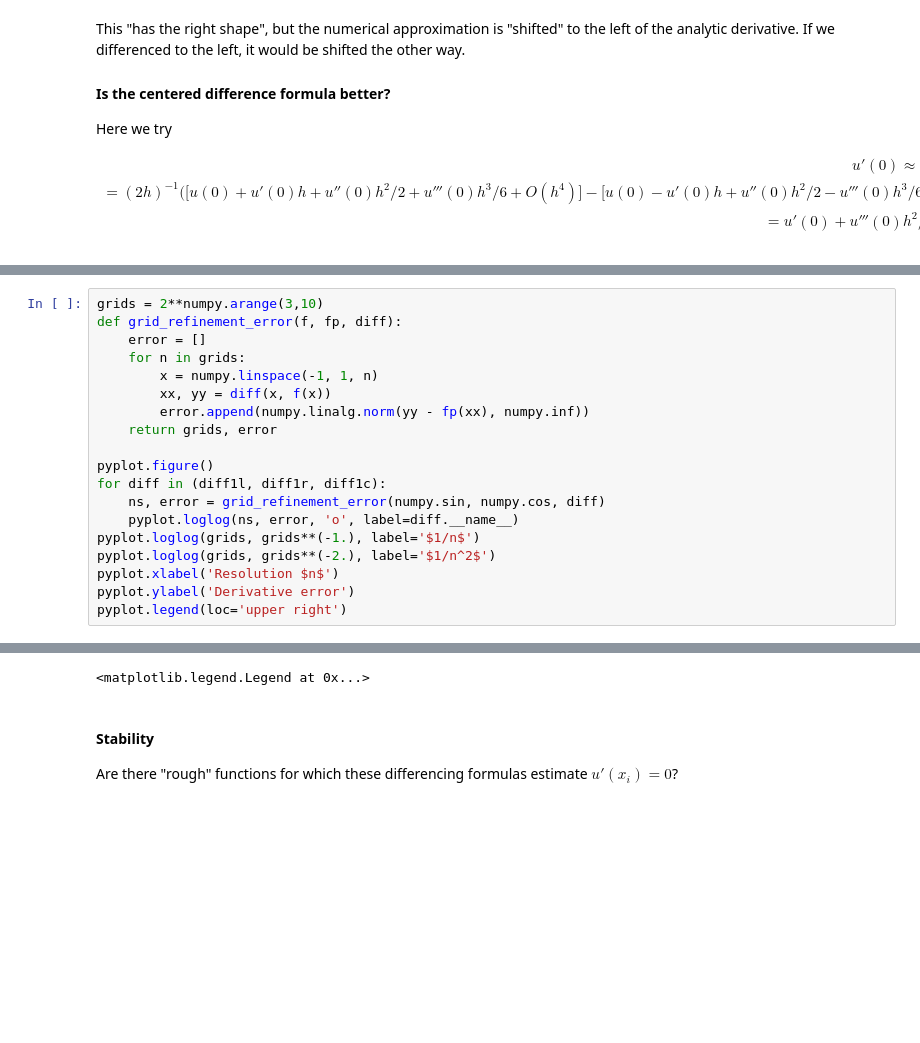
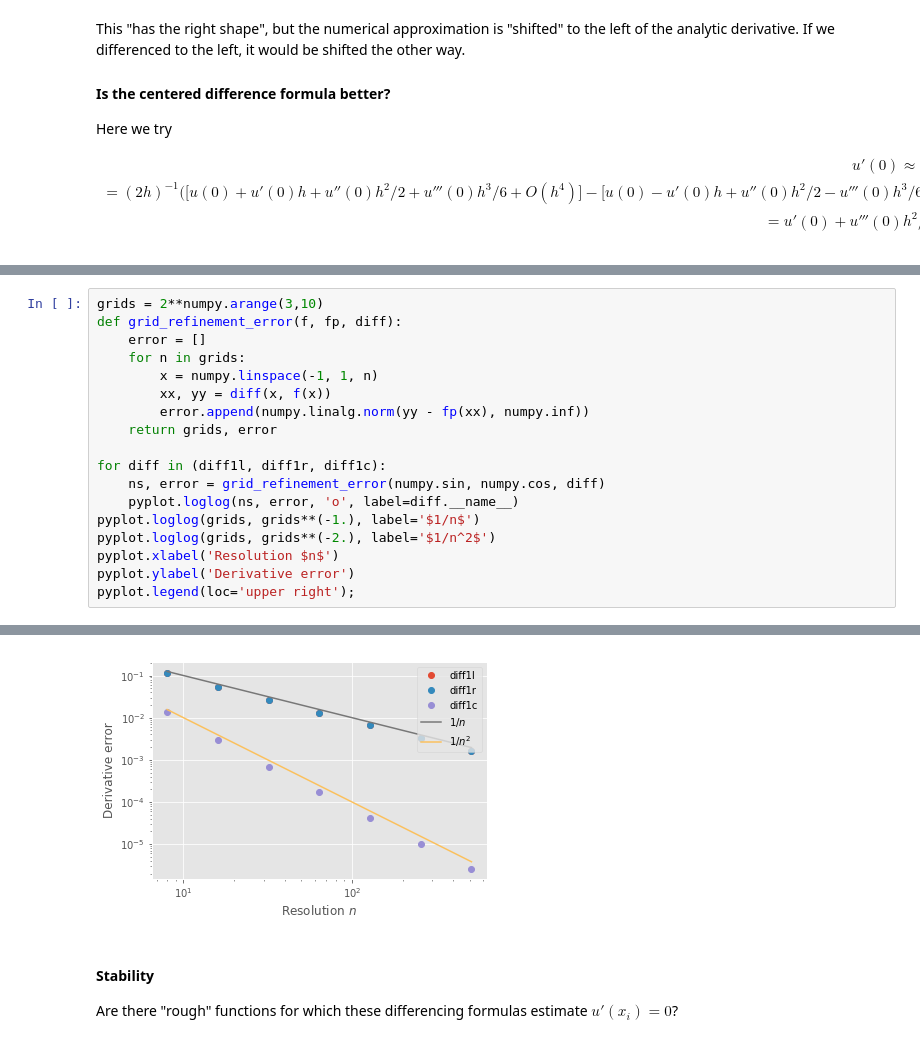
Before and after one commit to cu-numpde/numpde-fall2018, a Jupyter notebook: FiniteDifference.ipynb, the cells around one changed output, grey strips where cells are left out. Cells and saved outputs as stored; diff of their text form; blank space fills up the shorter version.

```diff
--- a/FiniteDifference.ipynb
+++ b/FiniteDifference.ipynb
@@ -96,7 +90,6 @@ def grid_refinement_error(f, fp, diff):
         error.append(numpy.linalg.norm(yy - fp(xx), numpy.inf))
     return grids, error
 
-pyplot.figure()
 for diff in (diff1l, diff1r, diff1c):
     ns, error = grid_refinement_error(numpy.sin, numpy.cos, diff)
     pyplot.loglog(ns, error, 'o', label=diff.__name__)
@@ -104,5 +97,5 @@ pyplot.loglog(grids, grids**(-1.), label='$1/n$')
 pyplot.loglog(grids, grids**(-2.), label='$1/n^2$')
 pyplot.xlabel('Resolution $n$')
 pyplot.ylabel('Derivative error')
-pyplot.legend(loc='upper right')
+pyplot.legend(loc='upper right');
 # %% [output]
@@ -111,4 +102,4 @@ pyplot.legend(loc='upper right')
-<matplotlib.legend.Legend at 0x...>
+[figure, added]
 # %% [markdown]
 #### Stability
 
```
Also changed, not shown: parts of 20 cells of this notebook.
